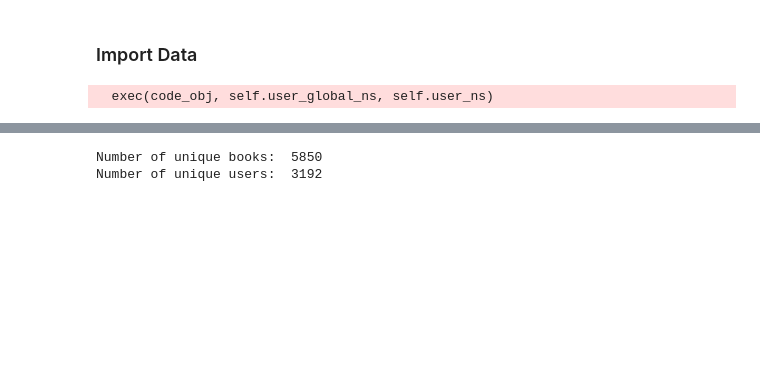
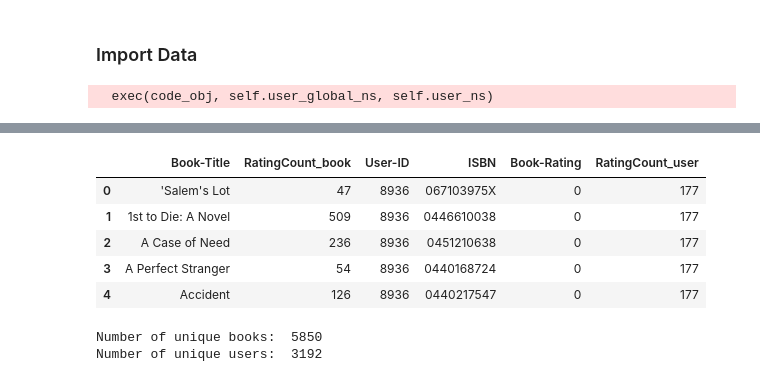
Before and after one commit to ZCW-Data2-2/FinalProject, a Jupyter notebook: samplecase/sample2.ipynb, the cells around one changed output, grey strips where cells are left out. Cells and saved outputs as stored; diff of their text form; code cells hidden in the pictures; blank space fills up the shorter version.

```diff
--- a/samplecase/sample2.ipynb
+++ b/samplecase/sample2.ipynb
@@ -53,6 +110,15 @@ threshold = 20
 user_count = user_count.query('RatingCount_user >= @threshold')
 # %%
 combined = user_rating.merge(user_count, left_on = 'User-ID', right_on = 'User-ID', how = 'inner')
+# %%
+combined.head()
+# %% [output]
+|  | Book-Title | RatingCount_book | User-ID | ISBN | Book-Rating | RatingCount_user |
+| 0 | 'Salem's Lot | 47 | 8936 | 067103975X | 0 | 177 |
+| 1 | 1st to Die: A Novel | 509 | 8936 | 0446610038 | 0 | 177 |
+| 2 | A Case of Need | 236 | 8936 | 0451210638 | 0 | 177 |
+| 3 | A Perfect Stranger | 54 | 8936 | 0440168724 | 0 | 177 |
+| 4 | Accident | 126 | 8936 | 0440217547 | 0 | 177 |
 # %%
 print('Number of unique books: ', combined['Book-Title'].nunique())
 print('Number of unique users: ', combined['User-ID'].nunique())
```
Also changed, not shown: parts of 11 cells of this notebook, 5 other files.
